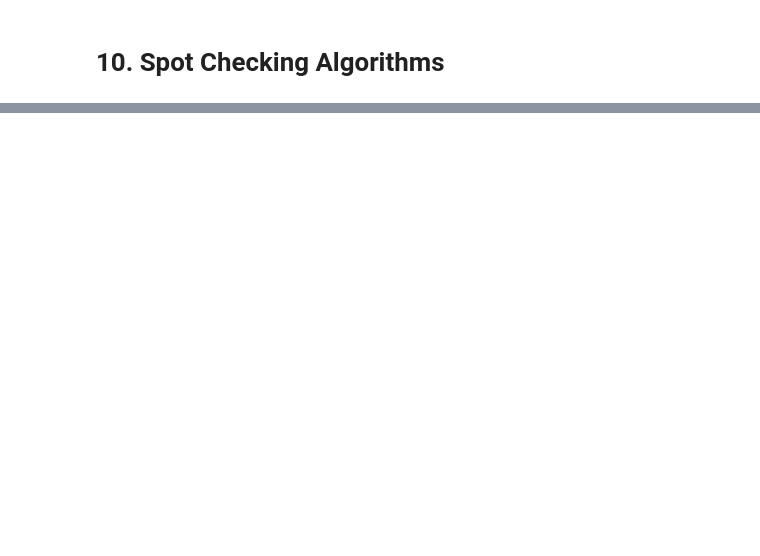
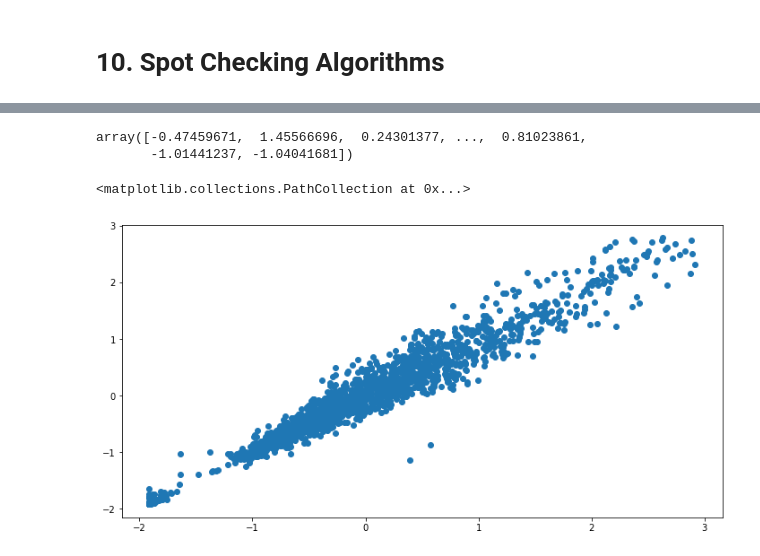
Before and after one commit to pranav-2410/Exploratory-data-analysis-of-car-features, a Jupyter notebook: Project_ML.ipynb, the cells around one changed output, grey strips where cells are left out. Drawn from its saved outputs; the diff is of its cells as text; code cells hidden in the pictures; blank space fills up the shorter version.

```diff
--- a/Project_ML.ipynb
+++ b/Project_ML.ipynb
@@ -645,0 +695,5 @@ Root Mean Squared Error: 8355.917623458397
+# %%
+from sklearn.ensemble import RandomForestRegressor        #importing the libraries
+
+regressor = RandomForestRegressor()
+regressor.fit(X_train, y_train)                           #Fitting Random Forest Regression to the data set
@@ -645,0 +708,14 @@ Root Mean Squared Error: 8355.917623458397
+# %%
+#Making new prediction with random forest regression
+y_pred = regressor.predict(X_test)
+y_pred
+# %% [output]
+array([-0.47459671,  1.45566696,  0.24301377, ...,  0.81023861,
+       -1.01441237, -1.04041681])
+# %%
+#Visualising using scatterplot
+plt.subplots(figsize=(12,6))
+plt.scatter(y_test,y_pred)
+# %% [output]
+<matplotlib.collections.PathCollection at 0x...>
+[figure, added]
```
Also changed, not shown: parts of 38 cells of this notebook.
